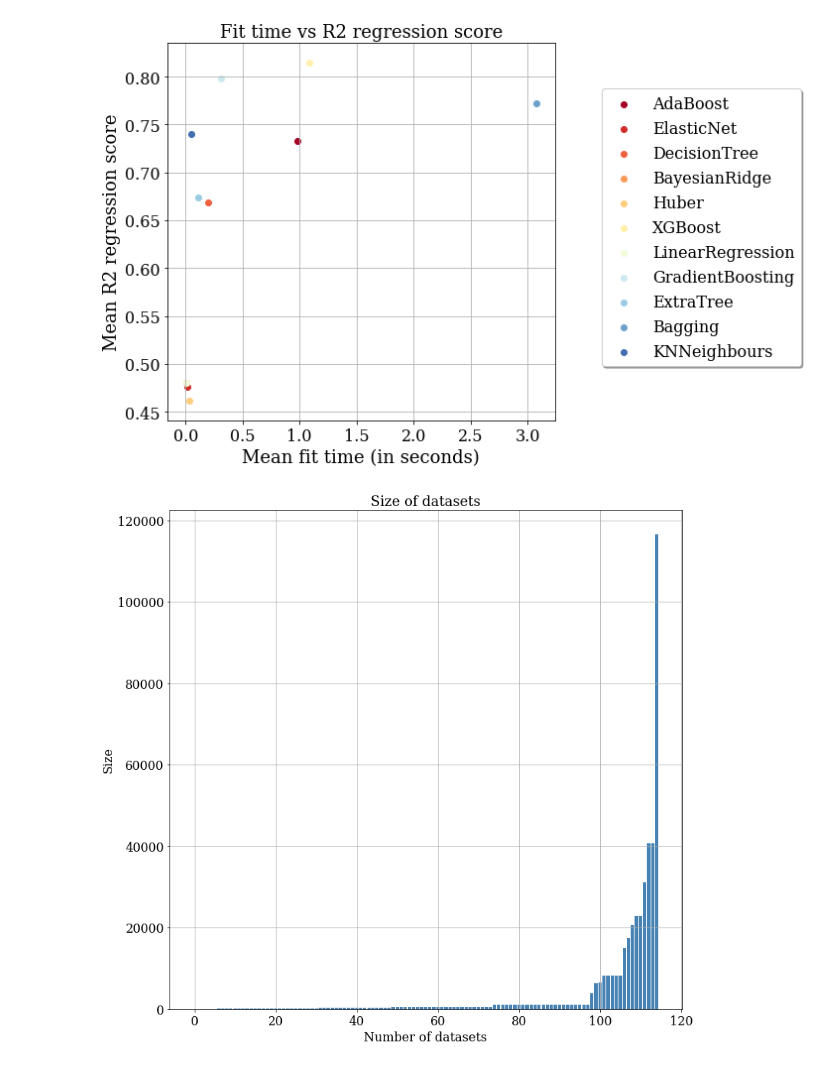
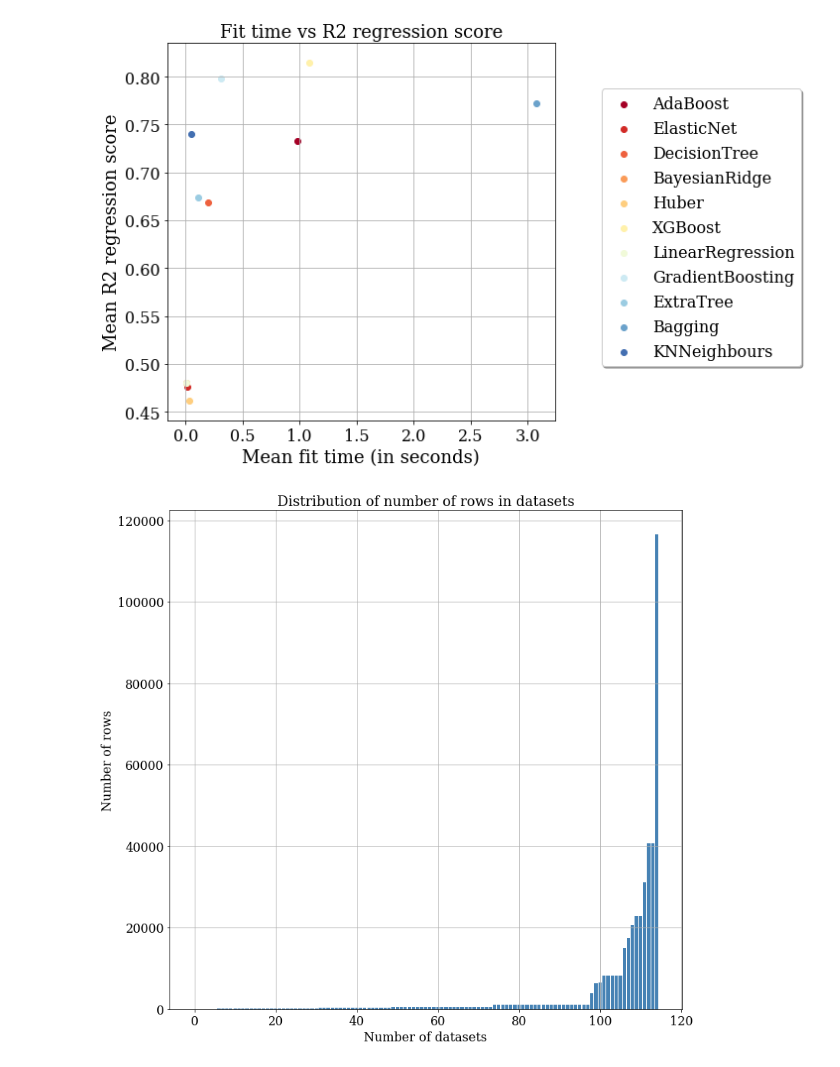
Before and after one commit to anuprulez/pmlb_regression, a Jupyter notebook: Regression_plots_paper_0.20.ipynb, the cells around one changed output. Saved outputs shown, nothing was run; the diff lists cells and outputs as text; code cells hidden in the pictures.

```diff
--- a/Regression_plots_paper_0.20.ipynb
+++ b/Regression_plots_paper_0.20.ipynb
@@ -314,30 +291,28 @@ plt.show()
 # %%
 # plot dataset sizes
 
 data_folder_name = "scikit_20/data_used/"
 d_names = os.listdir(data_folder_name)
 
 d_lengths = list()
 
 for f_name in os.listdir(data_folder_name):
-    #f_name_modified = f_name.split(".")
-    #f_name_modified = ".".join(f_name_modified[0:len(f_name_modified) - 1])
     try:
         ds_path = data_folder_name + f_name
         df = pd.read_csv(ds_path, sep="\t")
         d_lengths.append(len(df))
     except:
         continue
 
 plt.figure(figsize=(12, 12))
 y_pos = np.arange(n_datasets)
 plt.bar(y_pos, sorted(d_lengths), color='steelblue')
 plt.xlabel('Number of datasets', size=16)
-plt.ylabel('Size', size=16)
-plt.title('Size of datasets', size=18)
+plt.ylabel('Number of rows', size=16)
+plt.title('Distribution of number of rows in datasets', size=18)
 plt.xticks(size=16)
 plt.yticks(size=16)
 plt.grid(True)
 plt.show()
 # %% [output]
-[figure, old version]
+[figure, new version]
```
Also changed, not shown: parts of 7 cells of this notebook.
